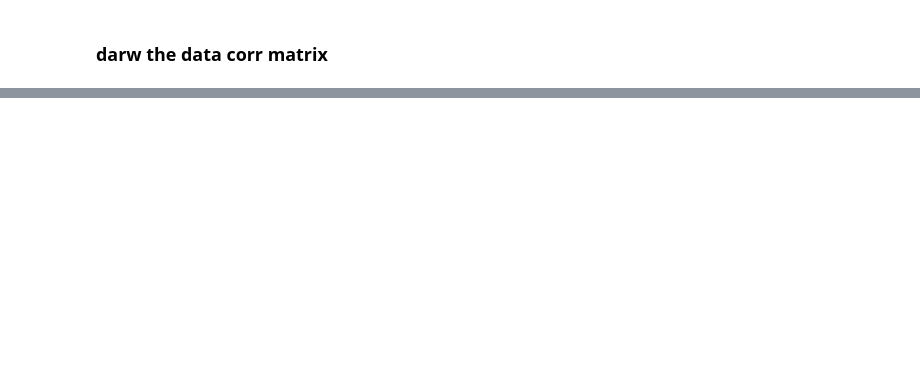
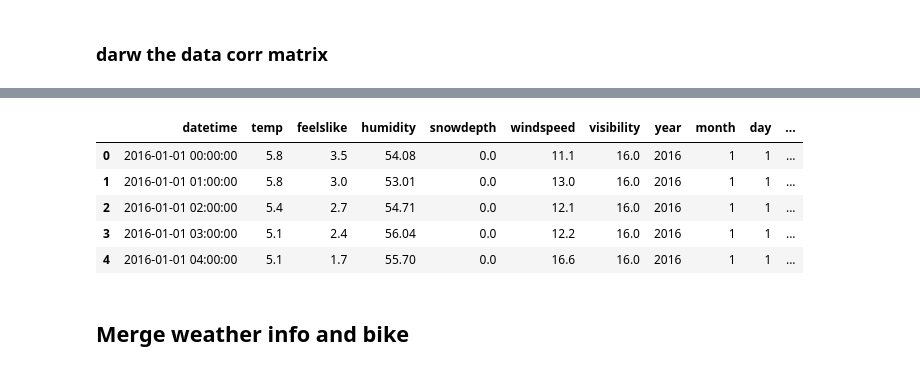
Before and after one commit to ChenZhu50/Trajectory_Research, a Jupyter notebook: NewYorkBikeShare2016/NewYork_2016.ipynb, the cells around one changed output, grey strips where cells are left out. Cells and saved outputs as stored; diff of their text form; code cells hidden in the pictures; blank space fills up the shorter version.

```diff
--- a/NewYorkBikeShare2016/NewYork_2016.ipynb
+++ b/NewYorkBikeShare2016/NewYork_2016.ipynb
@@ -470,0 +227,3 @@ Error:
+# %%
+pd.set_option('display.max_columns', None)
+processed_data.head()
@@ -470,0 +259,4 @@ Error:
+# %%
+# read the weather data
+weather_data = pd.read_csv("New_York_City_USA.csv")
+weather_data.head()
@@ -470,0 +272,3 @@ Error:
+# %%
+df_weather_selected = weather_data[['datetime','temp','feelslike','humidity','snowdepth','windspeed','visibility']]
+df_weather_selected.head()
@@ -470,0 +282,18 @@ Error:
+# %%
+df_weather_selected['datetime'] = pd.to_datetime(df_weather_selected['datetime'])
+
+df_weather_selected['year'] = df_weather_selected['datetime'].dt.year
+df_weather_selected['month'] = df_weather_selected['datetime'].dt.month
+df_weather_selected['day'] = df_weather_selected['datetime'].dt.day
+df_weather_selected['hour'] = df_weather_selected['datetime'].dt.hour
+
+df_weather_selected.head()
+# %% [output]
+|  | datetime | temp | feelslike | humidity | snowdepth | windspeed | visibility | year | month | day | ... |
+| 0 | 2016-01-01 00:00:00 | 5.8 | 3.5 | 54.08 | 0.0 | 11.1 | 16.0 | 2016 | 1 | 1 | ... |
+| 1 | 2016-01-01 01:00:00 | 5.8 | 3.0 | 53.01 | 0.0 | 13.0 | 16.0 | 2016 | 1 | 1 | ... |
+| 2 | 2016-01-01 02:00:00 | 5.4 | 2.7 | 54.71 | 0.0 | 12.1 | 16.0 | 2016 | 1 | 1 | ... |
+| 3 | 2016-01-01 03:00:00 | 5.1 | 2.4 | 56.04 | 0.0 | 12.2 | 16.0 | 2016 | 1 | 1 | ... |
+| 4 | 2016-01-01 04:00:00 | 5.1 | 1.7 | 55.70 | 0.0 | 16.6 | 16.0 | 2016 | 1 | 1 | ... |
+# %% [markdown]
+## Merge weather info and bike
```
Also changed, not shown: parts of 64 cells of this notebook, 1 other file.
